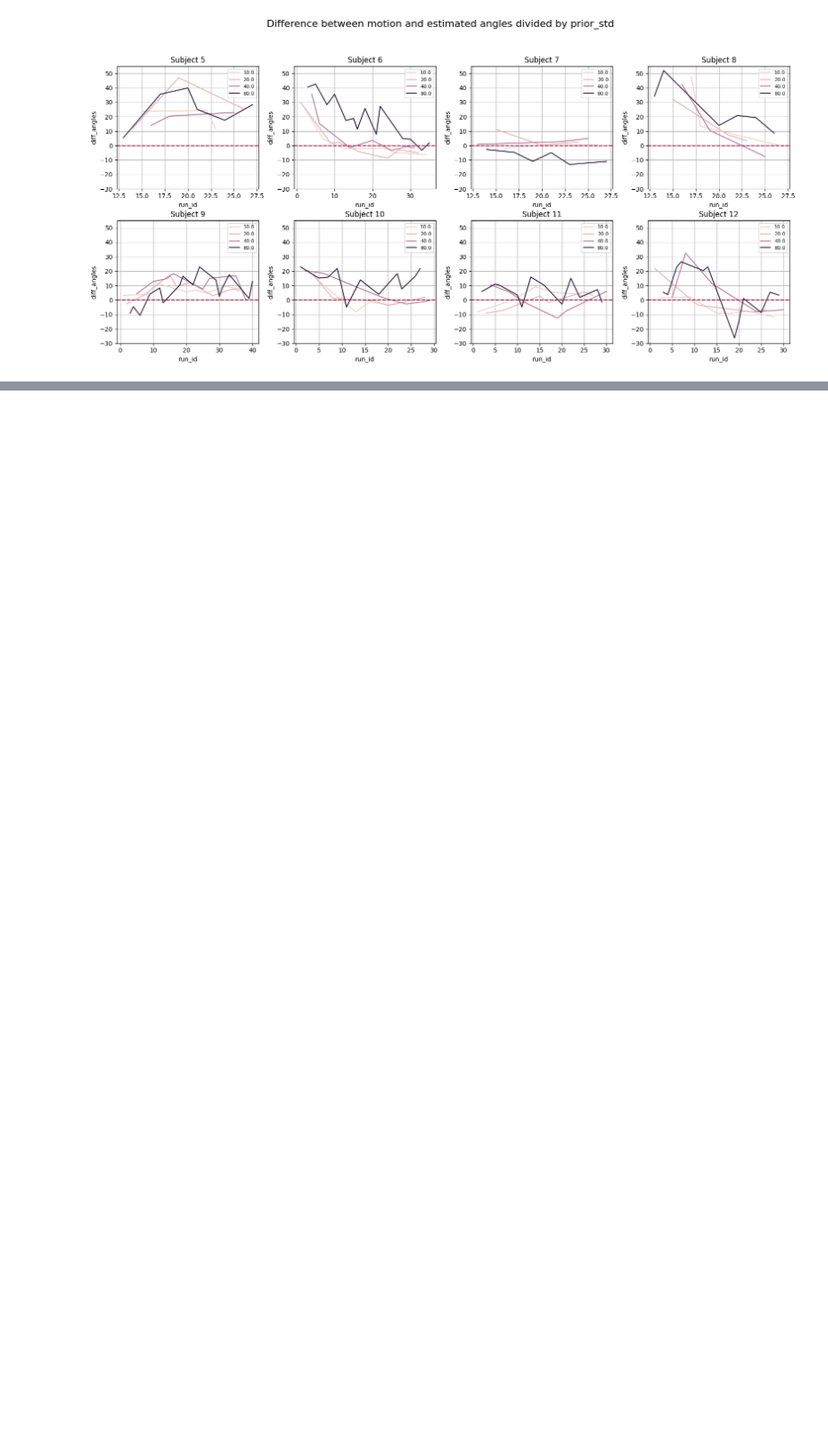
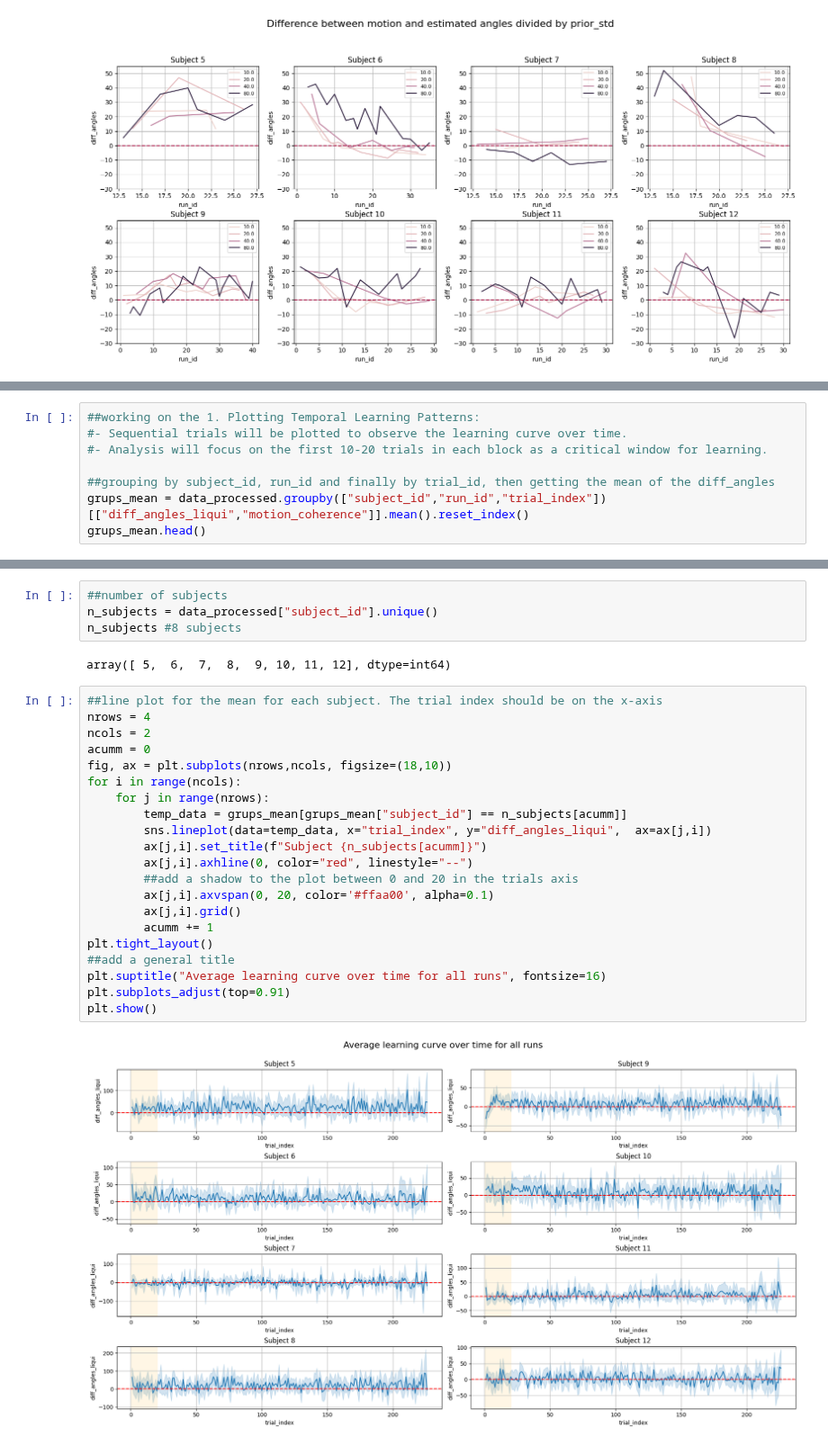
Before and after one commit to lucasbaldezzari/babesbayes-nma, a Jupyter notebook: coding/Issue4_Xiaoxiao.ipynb, the cells around one changed output, grey strips where cells are left out. Shown at 90% size. Cells and saved outputs as stored; diff of their text form; blank space fills up the shorter version.

```diff
--- a/coding/Issue4_Xiaoxiao.ipynb
+++ b/coding/Issue4_Xiaoxiao.ipynb
@@ -228,0 +250,8 @@ plt.show()
+# %%
+##working on the 1. Plotting Temporal Learning Patterns:
+#- Sequential trials will be plotted to observe the learning curve over time.
+#- Analysis will focus on the first 10-20 trials in each block as a critical window for learning.
+
+##grouping by subject_id, run_id and finally by trial_id, then getting the mean of the diff_angles
+grups_mean = data_processed.groupby(["subject_id","run_id","trial_index"])[["diff_angles_liqui","motion_coherence"]].mean().reset_index()
+grups_mean.head()
@@ -228,0 +265,29 @@ plt.show()
+# %%
+##number of subjects
+n_subjects = data_processed["subject_id"].unique()
+n_subjects #8 subjects
+# %% [output]
+array([ 5,  6,  7,  8,  9, 10, 11, 12], dtype=int64)
+# %%
+##line plot for the mean for each subject. The trial index should be on the x-axis
+nrows = 4
+ncols = 2
+acumm = 0
+fig, ax = plt.subplots(nrows,ncols, figsize=(18,10))
+for i in range(ncols):
+    for j in range(nrows):
+        temp_data = grups_mean[grups_mean["subject_id"] == n_subjects[acumm]]
+        sns.lineplot(data=temp_data, x="trial_index", y="diff_angles_liqui",  ax=ax[j,i])
+        ax[j,i].set_title(f"Subject {n_subjects[acumm]}")
+        ax[j,i].axhline(0, color="red", linestyle="--")
+        ##add a shadow to the plot between 0 and 20 in the trials axis
+        ax[j,i].axvspan(0, 20, color='#ffaa00', alpha=0.1)
+        ax[j,i].grid()
+        acumm += 1
+plt.tight_layout()
+##add a general title
+plt.suptitle("Average learning curve over time for all runs", fontsize=16)
+plt.subplots_adjust(top=0.91)
+plt.show()
+# %% [output]
+[figure, added]
```
Also changed, not shown: parts of 8 cells of this notebook.
